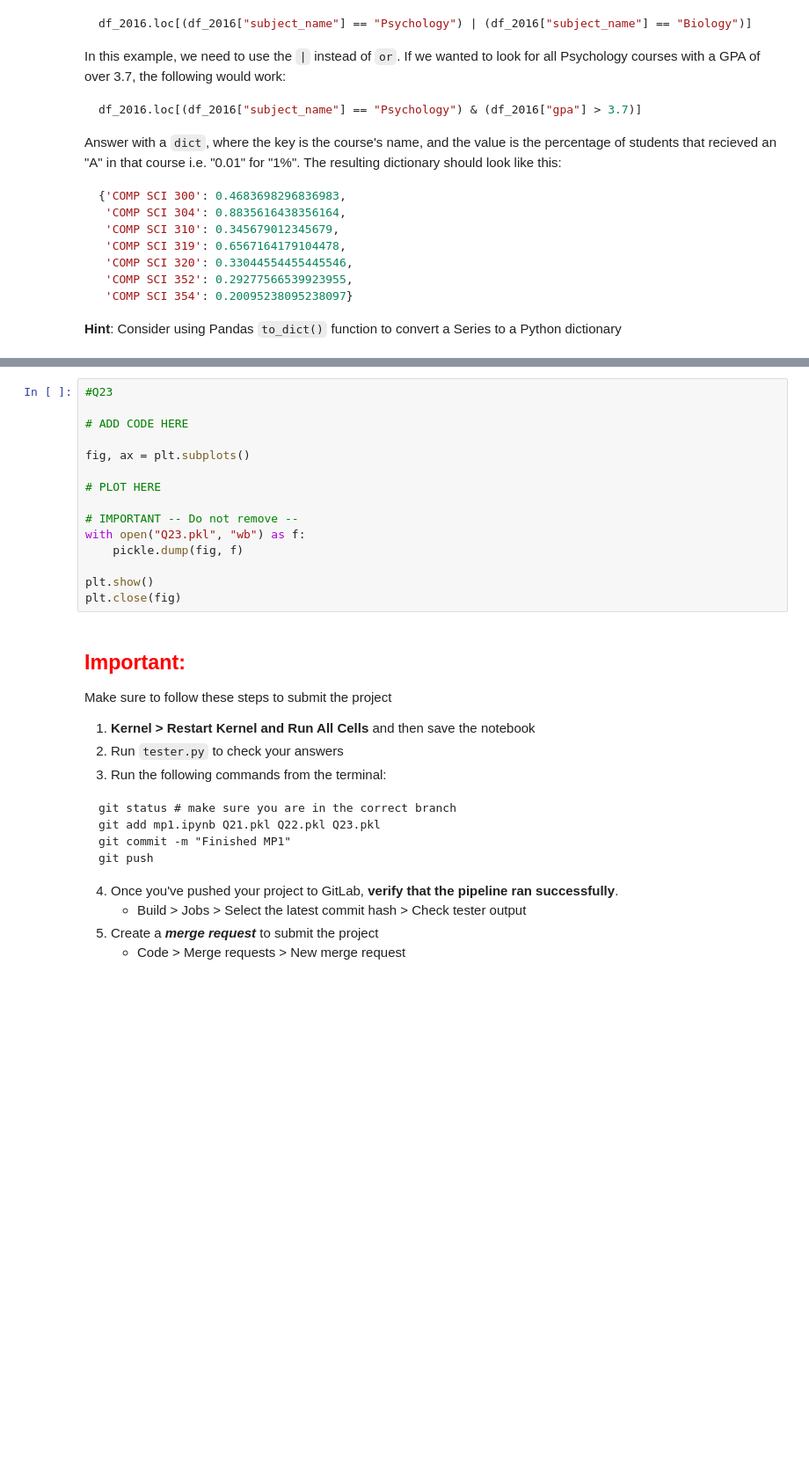
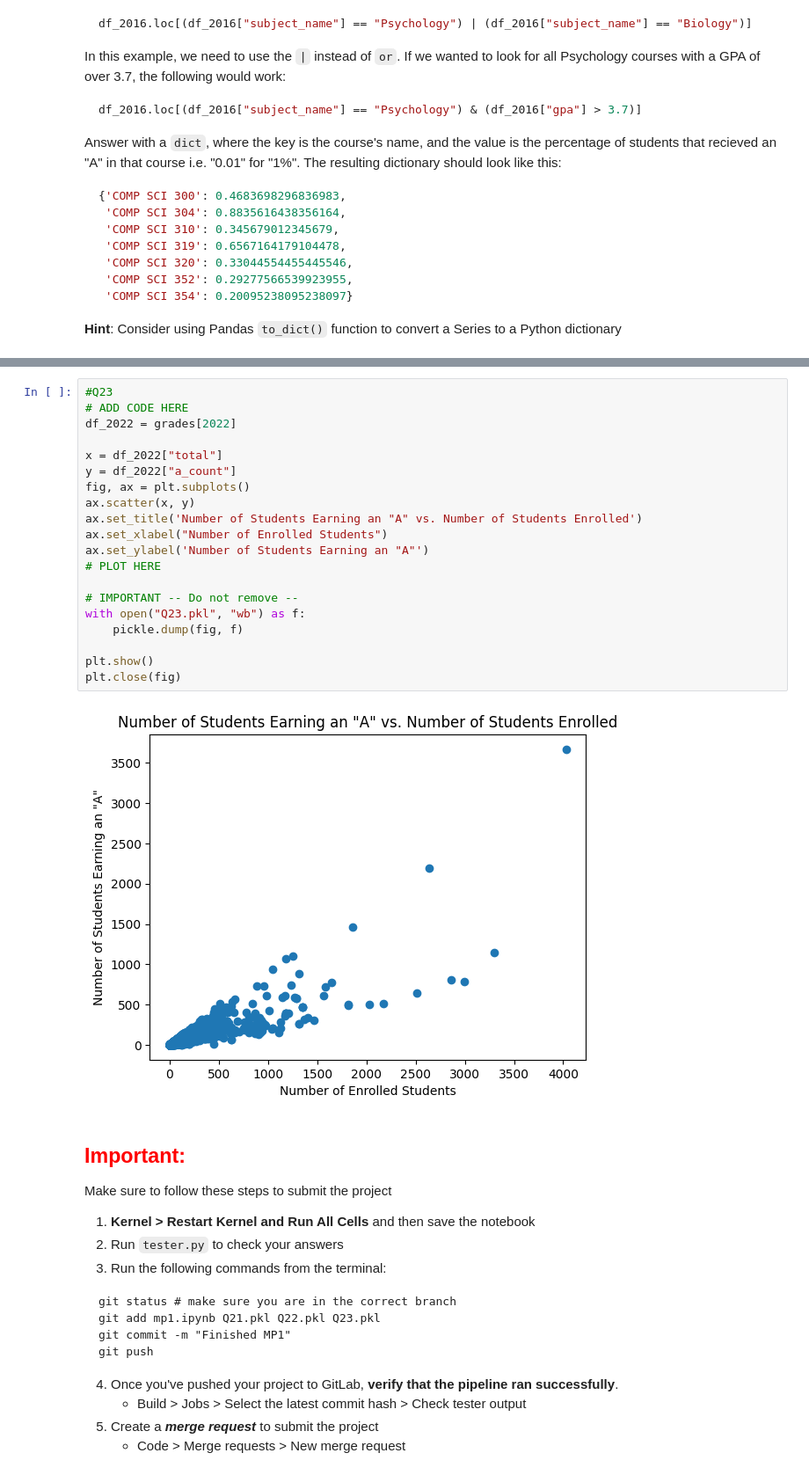
Before and after one commit to Holly-LeLe/cs320-labs-and-projects, a Jupyter notebook: projects/mp1/mp1.ipynb, the cells around one changed output, grey strips where cells are left out. Shown at 88% size. Drawn from its saved outputs; the diff is of its cells as text; blank space fills up the shorter version.

```diff
--- a/projects/mp1/mp1.ipynb
+++ b/projects/mp1/mp1.ipynb
@@ -475,19 +629,26 @@ _Use `matplotlib` to plot the data._
 <img src="img/q23.png" width="400px">
 # %%
 #Q23
+# ADD CODE HERE
+df_2022 = grades[2022]
 
-# ADD CODE HERE
-
+x = df_2022["total"]
+y = df_2022["a_count"]
 fig, ax = plt.subplots()
-
+ax.scatter(x, y)
+ax.set_title('Number of Students Earning an "A" vs. Number of Students Enrolled')
+ax.set_xlabel("Number of Enrolled Students")
+ax.set_ylabel('Number of Students Earning an "A"')
 # PLOT HERE
 
 # IMPORTANT -- Do not remove --
 with open("Q23.pkl", "wb") as f:
     pickle.dump(fig, f)
 
 plt.show()
 plt.close(fig)
+# %% [output]
+[figure, added]
 # %% [markdown]
 ## <span style="color:red">Important:</span>
 Make sure to follow these steps to submit the project
```
Also changed, not shown: parts of 28 cells of this notebook, 3 other files.
